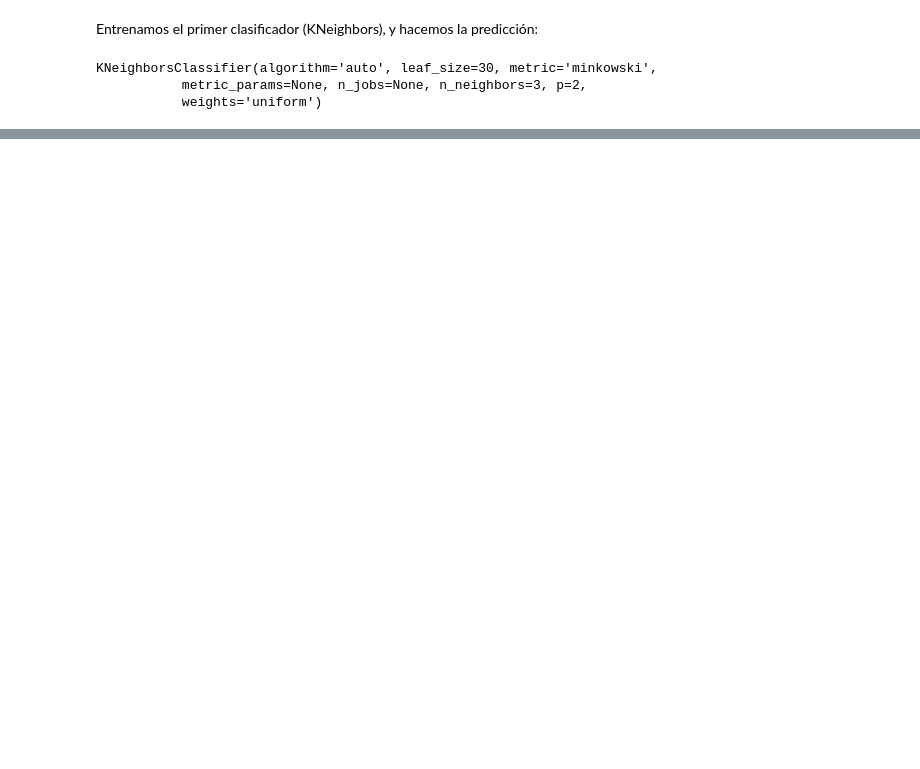
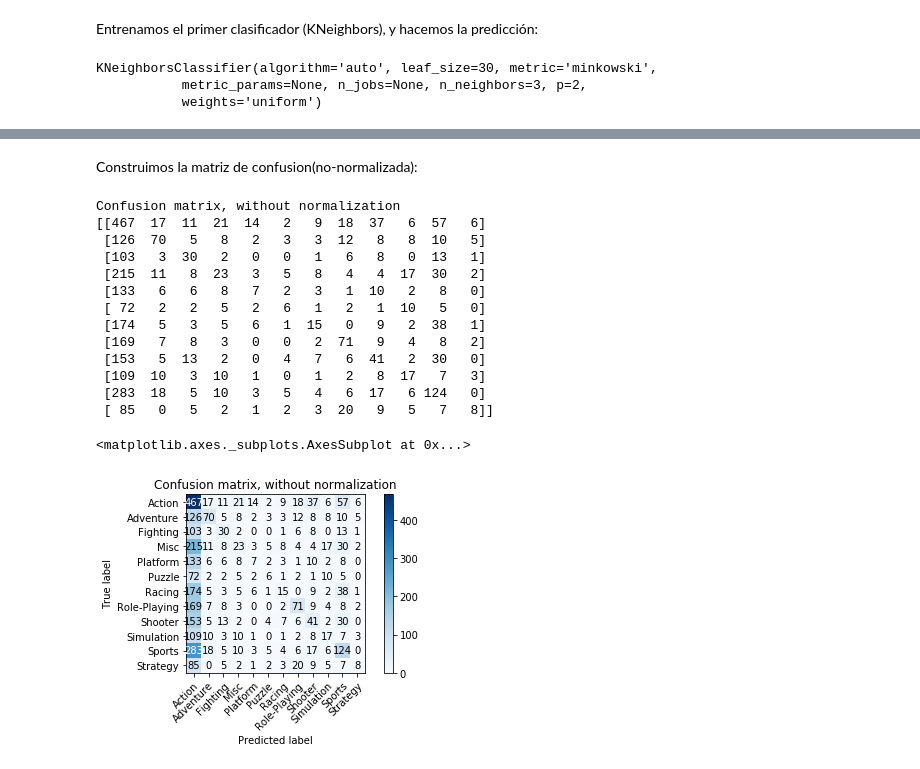
Before and after one commit to LauraRepullo/datamad0119, a Jupyter notebook: module-3/supervised-learning-project/your-code/main.ipynb, the cells around one changed output, grey strips where cells are left out. Cells and saved outputs as stored; diff of their text form; code cells hidden in the pictures; blank space fills up the shorter version.

```diff
--- a/module-3/supervised-learning-project/your-code/main.ipynb
+++ b/module-3/supervised-learning-project/your-code/main.ipynb
@@ -293,0 +311,73 @@ AxisError: axis 1 is out of bounds for array of dimension 1
+# %% [markdown]
+Construimos la matriz de confusion(no-normalizada):
+# %%
+def plot_confusion_matrix(y_true, y_pred, classes,
+                          normalize=False,
+                          title=None,
+                          cmap=plt.cm.Blues):
+    """
+    This function prints and plots the confusion matrix.
+    Normalization can be applied by setting `normalize=True`.
+    """
+    if not title:
+        if normalize:
+            title = 'Normalized confusion matrix'
+        else:
+            title = 'Confusion matrix, without normalization'
+
+    # Compute confusion matrix
+    cm = confusion_matrix(y_true, y_pred)
+    # Only use the labels that appear in the data
+    classes = classes[unique_labels(y_true, y_pred)]
+    if normalize:
+        cm = cm.astype('float') / cm.sum(axis=1)[:, np.newaxis]
+        print("Normalized confusion matrix")
+    else:
+        print('Confusion matrix, without normalization')
+
+    print(cm)
+
+    fig, ax = plt.subplots()
+    im = ax.imshow(cm, interpolation='nearest', cmap=cmap)
+    ax.figure.colorbar(im, ax=ax)
+    # We want to show all ticks...
+    ax.set(xticks=np.arange(cm.shape[1]),
+           yticks=np.arange(cm.shape[0]),
+           # ... and label them with the respective list entries
+           xticklabels=classes, yticklabels=classes,
+           title=title,
+           ylabel='True label',
+           xlabel='Predicted label')
+
+    # Rotate the tick labels and set their alignment.
+    plt.setp(ax.get_xticklabels(), rotation=45, ha="right",
+             rotation_mode="anchor")
+
+    # Loop over data dimensions and create text annotations.
+    fmt = '.2f' if normalize else 'd'
+    thresh = cm.max() / 2.
+    for i in range(cm.shape[0]):
+        for j in range(cm.shape[1]):
+            ax.text(j, i, format(cm[i, j], fmt),
+                    ha="center", va="center",
+                    color="white" if cm[i, j] > thresh else "black")
+    fig.tight_layout()
+    return ax
+
+plot_confusion_matrix(actual_values, predictions, y.columns)
+# %% [output]
+Confusion matrix, without normalization
+[[467  17  11  21  14   2   9  18  37   6  57   6]
+ [126  70   5   8   2   3   3  12   8   8  10   5]
+ [103   3  30   2   0   0   1   6   8   0  13   1]
+ [215  11   8  23   3   5   8   4   4  17  30   2]
+ [133   6   6   8   7   2   3   1  10   2   8   0]
+ [ 72   2   2   5   2   6   1   2   1  10   5   0]
+ [174   5   3   5   6   1  15   0   9   2  38   1]
+ [169   7   8   3   0   0   2  71   9   4   8   2]
+ [153   5  13   2   0   4   7   6  41   2  30   0]
+ [109  10   3  10   1   0   1   2   8  17   7   3]
+ [283  18   5  10   3   5   4   6  17   6 124   0]
+ [ 85   0   5   2   1   2   3  20   9   5   7   8]]
+<matplotlib.axes._subplots.AxesSubplot at 0x...>
+[figure, added]
```
Also changed, not shown: parts of 5 cells of this notebook.
